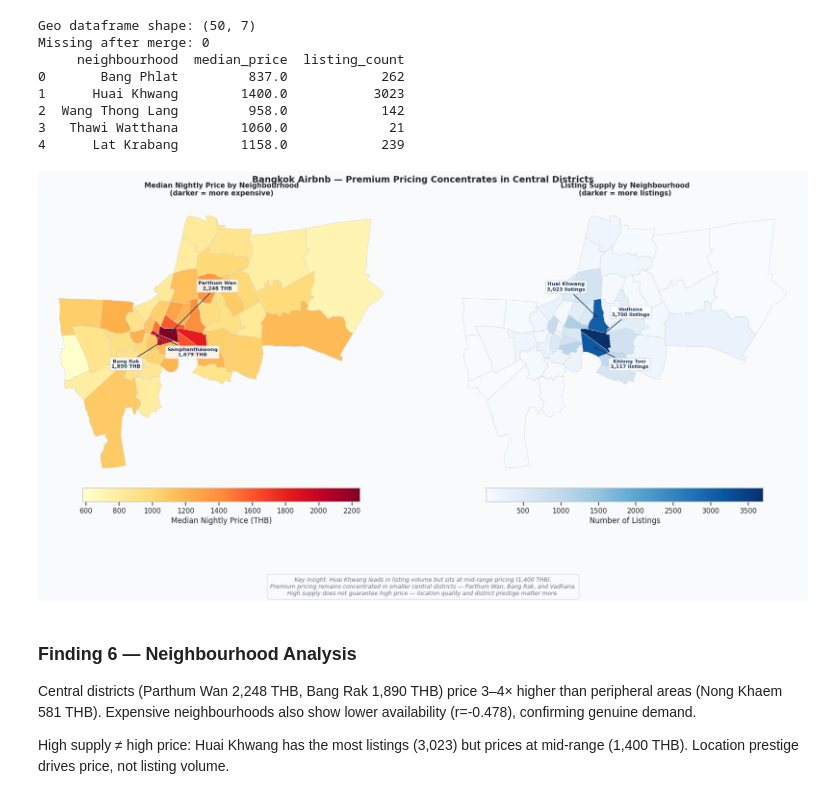
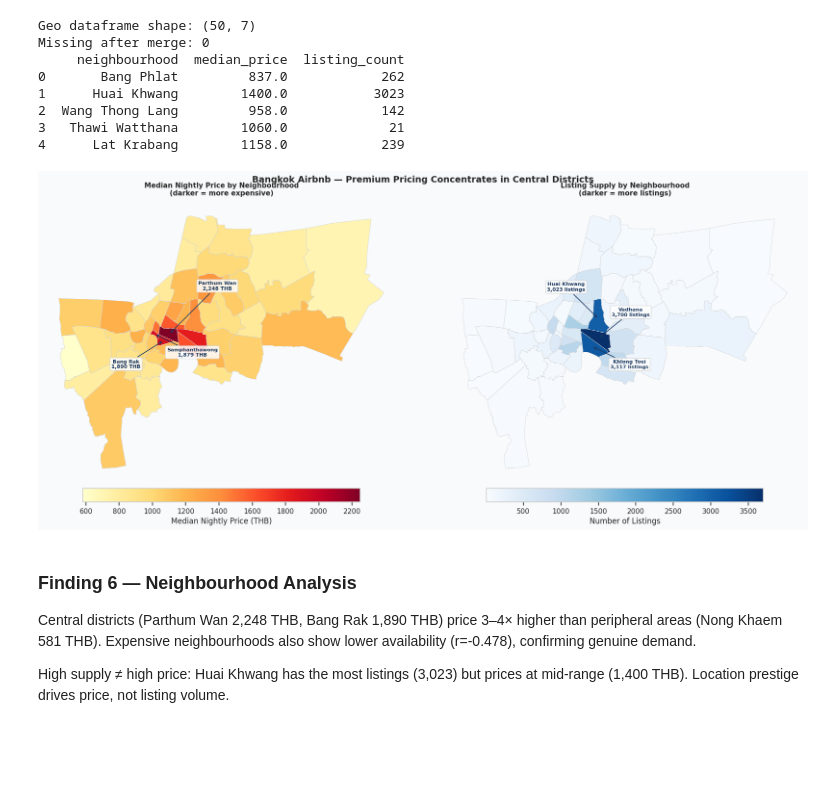
Before and after one commit to taghoutii/airbnb-eda, a Jupyter notebook: notebooks/01_eda.ipynb, the cells around one changed output. Cells and saved outputs as stored; diff of their text form; code cells hidden in the pictures; blank space fills up the shorter version.

```diff
--- a/notebooks/01_eda.ipynb
+++ b/notebooks/01_eda.ipynb
@@ -798,7 +731,6 @@ geo_df.plot(
 )
 
 top3_price = neighbourhood_stats.nlargest(3, 'median_price')
-# Manual offsets to avoid overlap — tuned for Bangkok's geography
 label_offsets = {
     'Parthum Wan':     (0.09,  0.08),
     'Bang Rak':        (-0.07, -0.05),
@@ -855,41 +787,35 @@ volume_offsets = {
 for _, row in top3_volume.iterrows():
     name = row['neighbourhood_cleansed']
     centroid = geo_df[geo_df['neighbourhood_cleansed'] == name].geometry.centroid
     if not centroid.empty:
         cx, cy = centroid.x.values[0], centroid.y.values[0]
         dx, dy = volume_offsets.get(name, (0.05, 0.05))
         ax.annotate(
             f"{name}\n{row['listing_count']:,} listings",
             xy=(cx, cy),
             xytext=(cx + dx, cy + dy),
             fontsize=8,
             fontweight='bold',
             ha='center',
             color='#1E3A5F',
             bbox=dict(boxstyle='round,pad=0.3', facecolor='white',
                      alpha=0.85, edgecolor='lightgray'),
             arrowprops=dict(arrowstyle='->', color='#1E3A5F', lw=1.2)
         )
 
 ax.set_title('Listing Supply by Neighbourhood\n(darker = more listings)',
              fontsize=11, fontweight='bold', pad=12)
 ax.set_axis_off()
 
-fig.text(0.5, -0.02,
-         'Key insight: Huai Khwang leads in listing volume but sits at mid-range pricing (1,400 THB).\n'
-         'Premium pricing remains concentrated in smaller central districts — Parthum Wan, Bang Rak, and Vadhana.\n'
-         'High supply does not guarantee high price — location quality and district prestige matter more.',
-         ha='center', fontsize=9, style='italic', color=COLORS['neutral'],
-         bbox=dict(boxstyle='round,pad=0.5', facecolor=COLORS['background'],
-                  edgecolor='lightgray', alpha=0.8))
+
 
 plt.suptitle('Bangkok Airbnb — Premium Pricing Concentrates in Central Districts',
              fontsize=14, fontweight='bold', y=1.01)
 plt.tight_layout()
 plt.subplots_adjust(bottom=0.12)
 plt.show()
 # %% [output]
-[figure, old version]
+[figure, new version]
 # %% [markdown]
 ### Finding 6 — Neighbourhood Analysis
 
```
Also changed, not shown: parts of 36 cells of this notebook.
